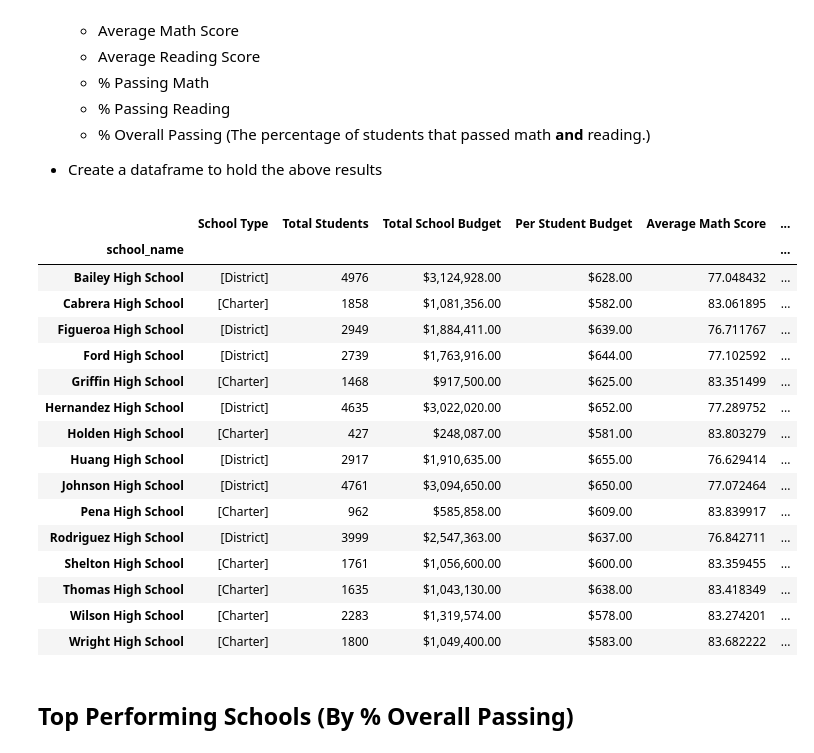
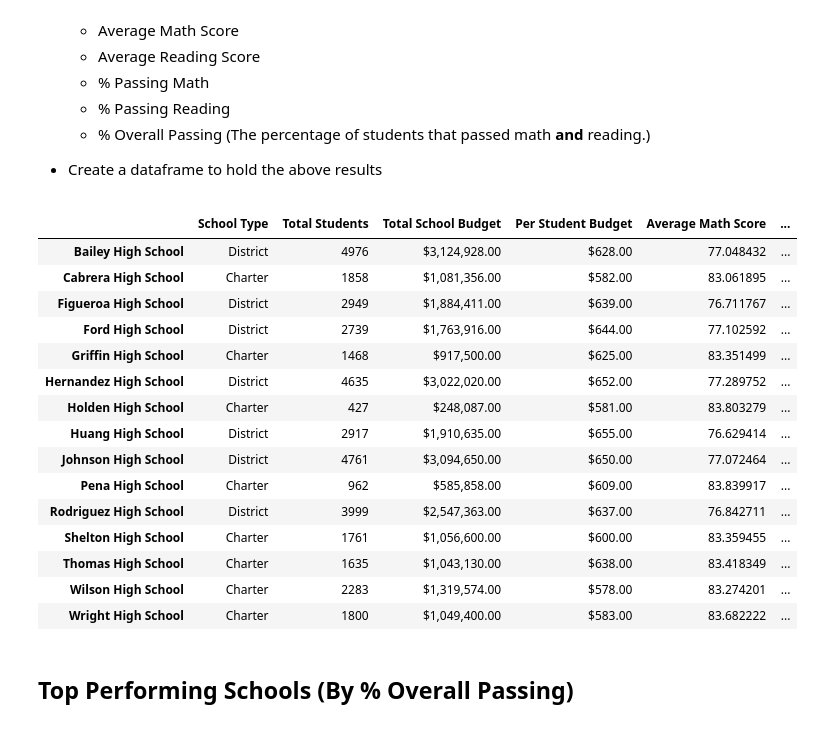
Before and after one commit to elsafig/pandas-challenge-repo, a Jupyter notebook: PyCitySchools/PyCitySchools.ipynb, the cells around one changed output. Saved outputs shown, nothing was run; the diff lists cells and outputs as text; code cells hidden in the pictures.

```diff
--- a/PyCitySchools/PyCitySchools.ipynb
+++ b/PyCitySchools/PyCitySchools.ipynb
@@ -134,87 +127,93 @@ district_summary_df
 school_data_reduced = school_data_complete[["school_name","type","grade","Student ID","budget","reading_score","math_score",]]
 
 #group by school
-grouped_school_df = school_data_reduced.groupby(["school_name"])
+total_students=school_data_complete['school_name'].value_counts()
+#grouped_school_df = school_data_reduced.groupby(["school_name"])
 
 #determine and store school type
-school_type = school_data_reduced.groupby("school_name")["type"].unique()
+school_type = school_data.set_index(["school_name"])["type"]
+#school_type = school_data_reduced.groupby(["school_name"])["type"].unique()
 
 #count and store how many students at each school
-total_students = grouped_school_df["school_name"].count()
+#total_students = grouped_school_df["school_name"].count()
 
 #calculate and store school total budget
-total_school_budget = school_data_reduced.groupby("school_name")["budget"].min()
+total_school_budget = school_data_complete.groupby("school_name")["budget"].min()
 
 
 #calculate and store budget per student
 budget_per_student = total_school_budget/total_students
 
 #calculate and store avg math score
-avg_math_score = school_data_reduced.groupby("school_name")["math_score"].mean()
+avg_math_score = school_data_complete.groupby("school_name")["math_score"].mean()
 
 
 #calculate and store avg reading score
-avg_read_score = school_data_reduced.groupby("school_name")["reading_score"].mean()
+avg_read_score = school_data_complete.groupby("school_name")["reading_score"].mean()
 
 #Calculate and store the percentage of students with a passing reading score (70 or greater)
-passing_math_df = school_data_reduced.loc[(school_data_reduced["math_score"] >= 70 )]
+passing_math_df = school_data_complete.loc[(school_data_complete["math_score"] >= 70 )]
 group_math_pass = passing_math_df.groupby("school_name")
 passing_math_percent = (group_math_pass["school_name"].count()/total_students)*100
 
 
 #Calculate and store the percentage of students with a passing reading score (70 or greater)
-passing_read_df = school_data_reduced.loc[(school_data_reduced["reading_score"] >= 70 )]
+passing_read_df = school_data_complete.loc[(school_data_complete["reading_score"] >= 70 )]
 group_read_pass = passing_read_df.groupby("school_name")
 passing_read_percent = (group_read_pass["school_name"].count()/total_students)*100
 
 #Calculate and store the percentage of students who passed math and reading (% Overall Passing)
-passing_overall_df = school_data_reduced.loc[(school_data_reduced["math_score"] >= 70 ) & (school_data_reduced["reading_score"] >= 70 ) ]
+passing_overall_df = school_data_complete.loc[(school_data_complete["math_score"] >= 70 ) & (school_data_complete["reading_score"] >= 70 ) ]
 group_overall_pass = passing_overall_df.groupby("school_name")
 passing_overall_percent = (group_overall_pass["school_name"].count()/total_students)*100
 
 #create DataFrame
 school_summary_df = pd.DataFrame({ "School Type": school_type,
-                                    "Total Students": total_students,
+                                    "Total Students":total_students,
                                    "Total School Budget": total_school_budget,
                                   "Per Student Budget": budget_per_student,
-                                   "Average Math Score": avg_math_score,
-                                   "Average Reading Score": avg_read_score,
-                                   "% Passing Math": passing_math_percent,
-                                   "% Passing Reading": passing_read_percent,
-                                   "% Overall Passing":passing_overall_percent})
+                                   "Average Math Score": avg_math_score.round(6),
+                                   "Average Reading Score": avg_read_score.round(6),
+                                   "% Passing Math": passing_math_percent.round(6),
+                                   "% Passing Reading": passing_read_percent.round(6),
+                                   "% Overall Passing":passing_overall_percent.round(6)})
+#create DataFrame
+output_school_summary_df = pd.DataFrame({ "School Type": school_type,
+                                    "Total Students":total_students,
+                                   "Total School Budget": total_school_budget,
+                                  "Per Student Budget": budget_per_student,
+                                   "Average Math Score": avg_math_score.round(6),
+                                   "Average Reading Score": avg_read_score.round(6),
+                                   "% Passing Math": passing_math_percent.round(6),
+                                   "% Passing Reading": passing_read_percent.round(6),
+                                   "% Overall Passing":passing_overall_percent.round(6)})
 
 #DataFrameformatting
 #Optional: give the displayed data cleaner formatting
-#format money values
-school_summary_df['Total School Budget'] = school_summary_df['Total School Budget'].map('${:,.2f}'.format)
-school_summary_df['Per Student Budget'] = school_summary_df['Per Student Budget'].map('${:,.2f}'.format)
-#format percentage decimals
-school_summary_df.loc[:, "Average Math Score"] = school_summary_df["Average Math Score"].map('{:,.6f}'.format)
-school_summary_df.loc[:, "Average Reading Score"] = school_summary_df["Average Reading Score"].map('{:,.6f}'.format)
-school_summary_df.loc[:, "% Passing Math"] = school_summary_df["% Passing Math"].map('{:,.6f}'.format)
-school_summary_df.loc[:, "% Passing Reading"] = school_summary_df["% Passing Reading"].map('{:,.6f}'.format)
-school_summary_df.loc[:, "% Overall Passing"] = school_summary_df["% Overall Passing"].map('{:,.6f}'.format)
+# #format money values
+output_school_summary_df['Total School Budget'] = school_summary_df['Total School Budget'].map('${:,.2f}'.format)
+output_school_summary_df['Per Student Budget'] = school_summary_df['Per Student Budget'].map('${:,.2f}'.format)
 
 #output
-school_summary_df
+output_school_summary_df
+# school_type
 # %% [output]
 |  | School Type | Total Students | Total School Budget | Per Student Budget | Average Math Score | ... |
-| school_name |  |  |  |  |  | ... |
-| Bailey High School | [District] | 4976 | $3,124,928.00 | $628.00 | 77.048432 | ... |
-| Cabrera High School | [Charter] | 1858 | $1,081,356.00 | $582.00 | 83.061895 | ... |
-| Figueroa High School | [District] | 2949 | $1,884,411.00 | $639.00 | 76.711767 | ... |
-| Ford High School | [District] | 2739 | $1,763,916.00 | $644.00 | 77.102592 | ... |
-| Griffin High School | [Charter] | 1468 | $917,500.00 | $625.00 | 83.351499 | ... |
-| Hernandez High School | [District] | 4635 | $3,022,020.00 | $652.00 | 77.289752 | ... |
-| Holden High School | [Charter] | 427 | $248,087.00 | $581.00 | 83.803279 | ... |
-| Huang High School | [District] | 2917 | $1,910,635.00 | $655.00 | 76.629414 | ... |
-| Johnson High School | [District] | 4761 | $3,094,650.00 | $650.00 | 77.072464 | ... |
-| Pena High School | [Charter] | 962 | $585,858.00 | $609.00 | 83.839917 | ... |
-| Rodriguez High School | [District] | 3999 | $2,547,363.00 | $637.00 | 76.842711 | ... |
-| Shelton High School | [Charter] | 1761 | $1,056,600.00 | $600.00 | 83.359455 | ... |
-| Thomas High School | [Charter] | 1635 | $1,043,130.00 | $638.00 | 83.418349 | ... |
-| Wilson High School | [Charter] | 2283 | $1,319,574.00 | $578.00 | 83.274201 | ... |
-| Wright High School | [Charter] | 1800 | $1,049,400.00 | $583.00 | 83.682222 | ... |
+| Bailey High School | District | 4976 | $3,124,928.00 | $628.00 | 77.048432 | ... |
+| Cabrera High School | Charter | 1858 | $1,081,356.00 | $582.00 | 83.061895 | ... |
+| Figueroa High School | District | 2949 | $1,884,411.00 | $639.00 | 76.711767 | ... |
+| Ford High School | District | 2739 | $1,763,916.00 | $644.00 | 77.102592 | ... |
+| Griffin High School | Charter | 1468 | $917,500.00 | $625.00 | 83.351499 | ... |
+| Hernandez High School | District | 4635 | $3,022,020.00 | $652.00 | 77.289752 | ... |
+| Holden High School | Charter | 427 | $248,087.00 | $581.00 | 83.803279 | ... |
+| Huang High School | District | 2917 | $1,910,635.00 | $655.00 | 76.629414 | ... |
+| Johnson High School | District | 4761 | $3,094,650.00 | $650.00 | 77.072464 | ... |
+| Pena High School | Charter | 962 | $585,858.00 | $609.00 | 83.839917 | ... |
+| Rodriguez High School | District | 3999 | $2,547,363.00 | $637.00 | 76.842711 | ... |
+| Shelton High School | Charter | 1761 | $1,056,600.00 | $600.00 | 83.359455 | ... |
+| Thomas High School | Charter | 1635 | $1,043,130.00 | $638.00 | 83.418349 | ... |
+| Wilson High School | Charter | 2283 | $1,319,574.00 | $578.00 | 83.274201 | ... |
+| Wright High School | Charter | 1800 | $1,049,400.00 | $583.00 | 83.682222 | ... |
 # %% [markdown]
 ## Top Performing Schools (By % Overall Passing)
 # %% [markdown]
```
Also changed, not shown: parts of 7 cells of this notebook.
